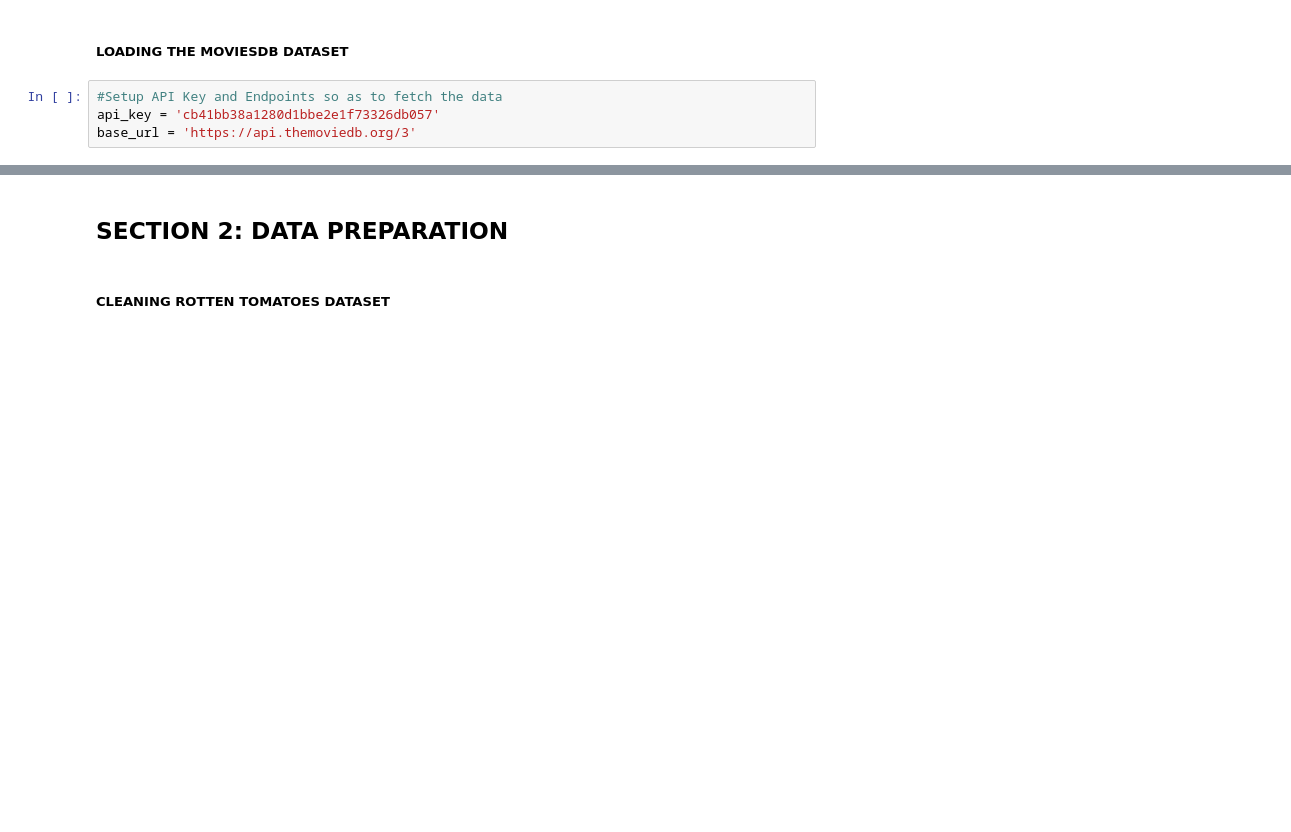
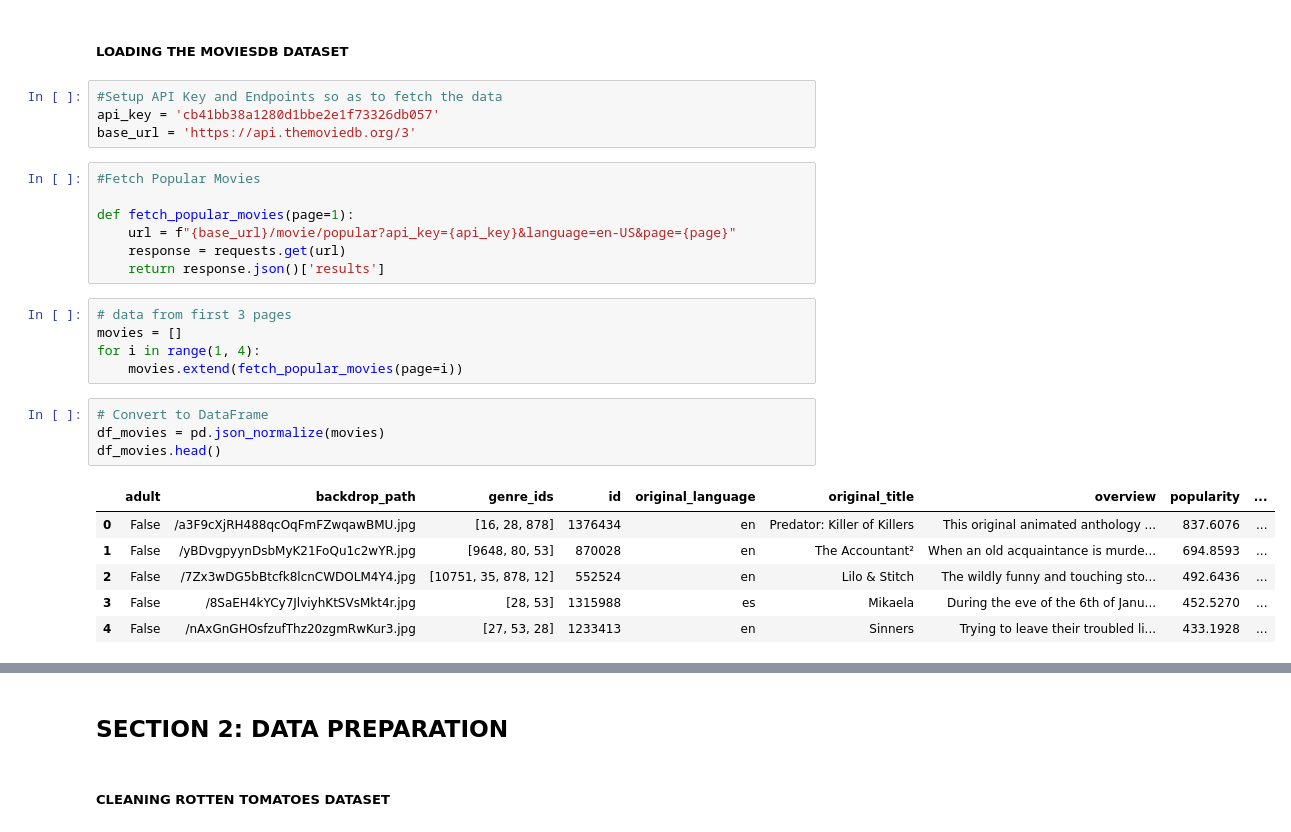
Before and after one commit to KweyuV/dsc-phase-2-project-group4, a Jupyter notebook: workbook_1.ipynb, the cells around one changed output, grey strips where cells are left out. Drawn from its saved outputs; the diff is of its cells as text; blank space fills up the shorter version.

Commit message:
Convert moviedb dataset into a dataframe

```diff
--- a/workbook_1.ipynb
+++ b/workbook_1.ipynb
@@ -155,3 +155,26 @@ IMDB TABLE:
 #Setup API Key and Endpoints so as to fetch the data
 api_key = 'cb41bb38a1280d1bbe2e1f73326db057'
 base_url = 'https://api.themoviedb.org/3'
+# %%
+#Fetch Popular Movies
+
+def fetch_popular_movies(page=1):
+    url = f"{base_url}/movie/popular?api_key={api_key}&language=en-US&page={page}"
+    response = requests.get(url)
+    return response.json()['results']
+# %%
+# data from first 3 pages
+movies = []
+for i in range(1, 4):
+    movies.extend(fetch_popular_movies(page=i))
+# %%
+# Convert to DataFrame
+df_movies = pd.json_normalize(movies)
+df_movies.head()
+# %% [output]
+|  | adult | backdrop_path | genre_ids | id | original_language | original_title | overview | popularity | ... |
+| 0 | False | /a3F9cXjRH488qcOqFmFZwqawBMU.jpg | [16, 28, 878] | 1376434 | en | Predator: Killer of Killers | This original animated anthology ... | 837.6076 | ... |
+| 1 | False | /yBDvgpyynDsbMyK21FoQu1c2wYR.jpg | [9648, 80, 53] | 870028 | en | The Accountant² | When an old acquaintance is murde... | 694.8593 | ... |
+| 2 | False | /7Zx3wDG5bBtcfk8lcnCWDOLM4Y4.jpg | [10751, 35, 878, 12] | 552524 | en | Lilo & Stitch | The wildly funny and touching sto... | 492.6436 | ... |
+| 3 | False | /8SaEH4kYCy7JlviyhKtSVsMkt4r.jpg | [28, 53] | 1315988 | es | Mikaela | During the eve of the 6th of Janu... | 452.5270 | ... |
+| 4 | False | /nAxGnGHOsfzufThz20zgmRwKur3.jpg | [27, 53, 28] | 1233413 | en | Sinners | Trying to leave their troubled li... | 433.1928 | ... |
```
Also changed, not shown: parts of 4 cells of this notebook.
